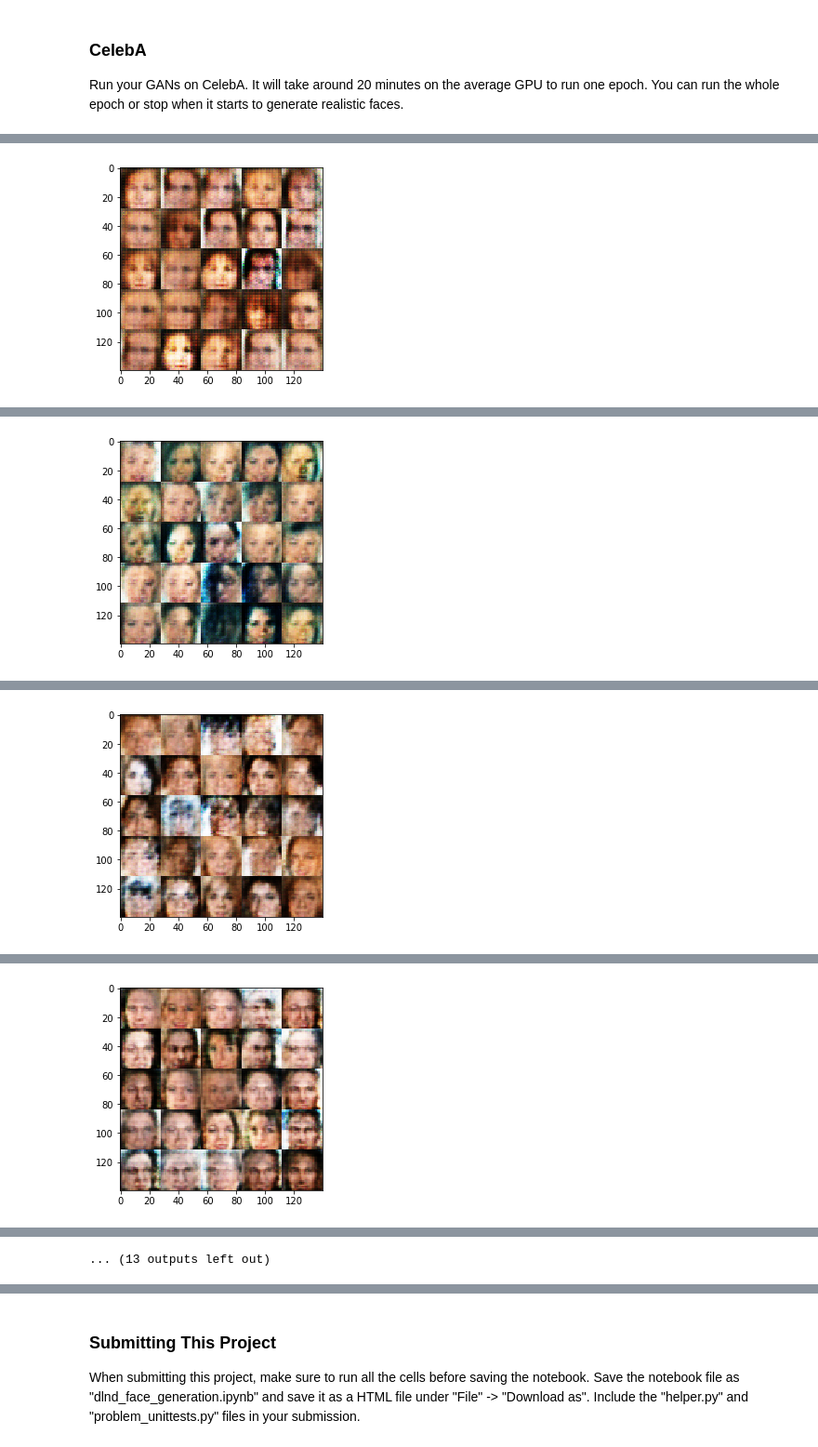
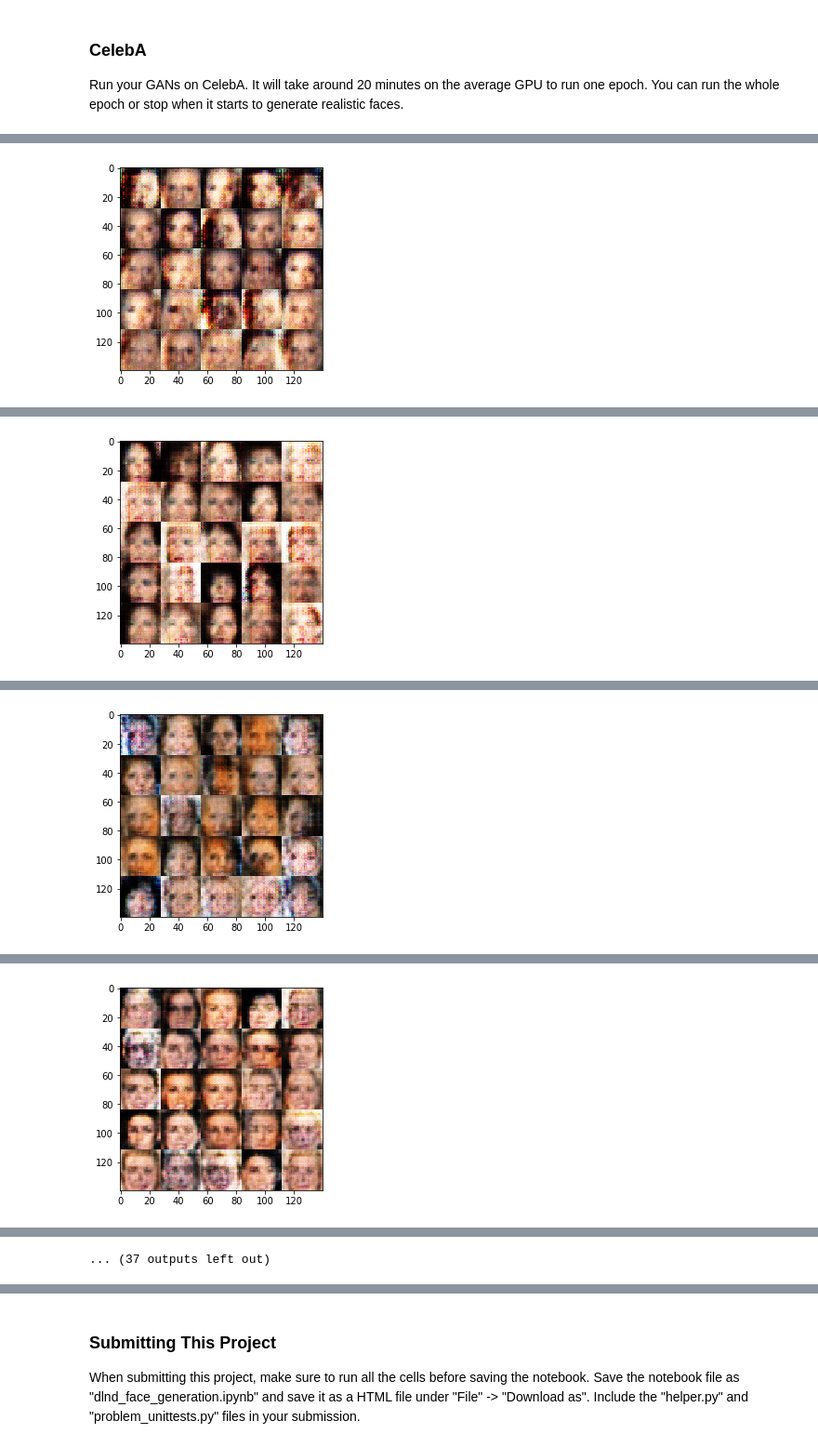
Before and after one commit to craig-martinson/face-generation-project, a Jupyter notebook: dlnd_face_generation.ipynb, the cells around one changed output, grey strips where cells are left out. Shown at 93% size. Cells and saved outputs as stored; diff of their text form; code cells hidden in the pictures.

```diff
--- a/dlnd_face_generation.ipynb
+++ b/dlnd_face_generation.ipynb
@@ -196,6 +199,7 @@ def generator(z, out_channel_dim, is_train=True):
     # TODO: Implement Function
     with tf.variable_scope('generator', reuse=not is_train):
         alpha=0.2
+        dropout=0.5
 
         # First fully connected layer
         x1 = tf.layers.dense(z, 2*2*512)
@@ -203,17 +207,20 @@ def generator(z, out_channel_dim, is_train=True):
         # Reshape it to start the convolutional stack
         x1 = tf.reshape(x1, (-1, 2, 2, 512))
         bn1 = tf.layers.batch_normalization(x1, training=is_train)
-        relu1 = tf.maximum(alpha * bn1, bn1)
+        dropout1 = tf.layers.dropout(bn1, rate=dropout)
+        relu1 = tf.maximum(alpha * dropout1, dropout1)
         # output is 2x2x512
 
-        x2 = tf.layers.conv2d_transpose(relu1, 256, 5, strides=2, padding='valid')
+        x2 = tf.layers.conv2d_transpose(relu1, 256, 5, strides=2, padding='valid', kernel_initializer=tf.contrib.layers.xavier_initializer())
         bn2 = tf.layers.batch_normalization(x2, training=is_train)
-        relu2 = tf.maximum(alpha * bn2, bn2)
+        dropout2 = tf.layers.dropout(bn2, rate=dropout)
+        relu2 = tf.maximum(alpha * dropout2, dropout2)
         # output is 7x7x256
 
-        x3 = tf.layers.conv2d_transpose(relu2, 128, 5, strides=2, padding='same')
+        x3 = tf.layers.conv2d_transpose(relu2, 128, 5, strides=2, padding='same', kernel_initializer=tf.contrib.layers.xavier_initializer())
         bn3 = tf.layers.batch_normalization(x3, training=is_train)
-        relu3 = tf.maximum(alpha * bn3, bn3)
+        dropout3 = tf.layers.dropout(bn3, rate=dropout)
+        relu3 = tf.maximum(alpha * dropout3, dropout3)
         # output is 14x14x128
 
         # Output layer
@@ -252,16 +259,24 @@ def model_loss(input_real, input_z, out_channel_dim):
     d_model_real, d_logits_real = discriminator(input_real, reuse=False)
     d_model_fake, d_logits_fake = discriminator(g_model, reuse=True)
 
+    # To help discriminator generalize better labels for real images are reduced from 1.0 to 0.9
+    smooth = 0.1
+    d_labels_real = tf.ones_like(d_logits_real) * (1 - smooth)
     d_loss_real = tf.reduce_mean(
-        tf.nn.sigmoid_cross_entropy_with_logits(logits=d_logits_real, labels=tf.ones_like(d_model_real)))
+        tf.nn.sigmoid_cross_entropy_with_logits(logits=d_logits_real, labels=d_labels_real))
 
+    # lables are all zero for fake images
+    d_labels_fake = tf.zeros_like(d_model_fake)
     d_loss_fake = tf.reduce_mean(
-        tf.nn.sigmoid_cross_entropy_with_logits(logits=d_logits_fake, labels=tf.zeros_like(d_model_fake)))
+        tf.nn.sigmoid_cross_entropy_with_logits(logits=d_logits_fake, labels=d_labels_fake))
 
+    # Total discriminator loss
+    d_loss = d_loss_real + d_loss_fake
+
+    # labels are all ones as generator is trying to fool discriminator
+    g_labels_fake = tf.ones_like(d_model_fake)
     g_loss = tf.reduce_mean(
-        tf.nn.sigmoid_cross_entropy_with_logits(logits=d_logits_fake, labels=tf.ones_like(d_model_fake)))
-
-    d_loss = d_loss_real + d_loss_fake
+        tf.nn.sigmoid_cross_entropy_with_logits(logits=d_logits_fake, labels=g_labels_fake))
 
     return d_loss, g_loss
 
@@ -500,11 +520,16 @@ plot_loss(training_loss)
 ### CelebA
 Run your GANs on CelebA.  It will take around 20 minutes on the average GPU to run one epoch.  You can run the whole epoch or stop when it starts to generate realistic faces.
 # %%
-batch_size = 64
+# R2: 64 --> 32
+batch_size = 32
+
 z_dim = 100
-learning_rate = 0.0005
-beta1 = 0.5
 
+# R2: 0.0005 --> 0.001
+learning_rate = 0.001
+
+# R2: 0.5 --> 0.2
+beta1 = 0.2
 
 """
 DON'T MODIFY ANYTHING IN THIS CELL THAT IS BELOW THIS LINE
@@ -529 +554 @@ Epoch 1/1: Discriminator Loss: 0.7414, Generator Loss: 1.1152
-[figure, old version]
+[figure, new version]
@@ -534 +559 @@ Epoch 1/1: Discriminator Loss: 1.2925, Generator Loss: 1.3561
-[figure, old version]
+[figure, new version]
@@ -539 +564 @@ Epoch 1/1: Discriminator Loss: 1.0356, Generator Loss: 2.0329
-[figure, old version]
+[figure, new version]
@@ -544 +569 @@ Epoch 1/1: Discriminator Loss: 0.7983, Generator Loss: 1.1114
-[figure, old version]
+[figure, new version]
@@ -550,4 +575,4 @@ Epoch 1/1: Discriminator Loss: 1.1374, Generator Loss: 0.7980
-... (13 outputs left out)
+... (37 outputs left out)
 # %%
 plot_loss(training_loss)
 # %% [output]
```
Also changed, not shown: parts of 5 cells of this notebook.
